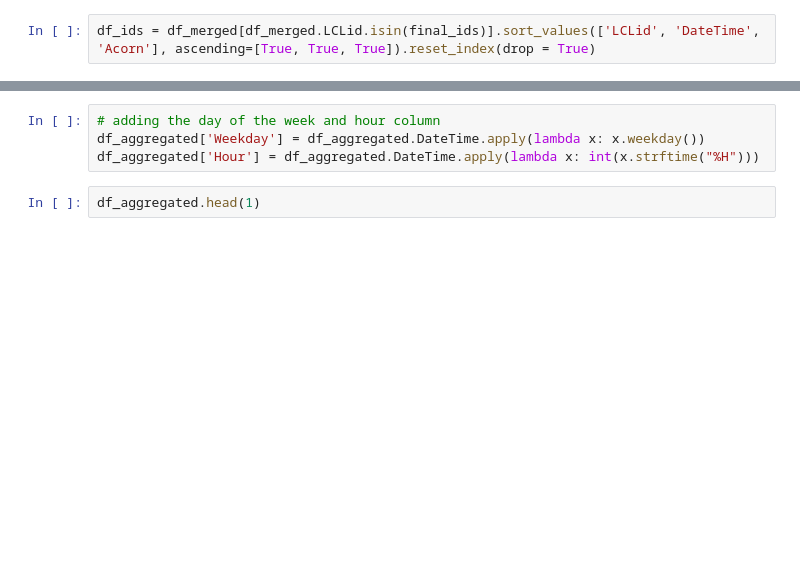
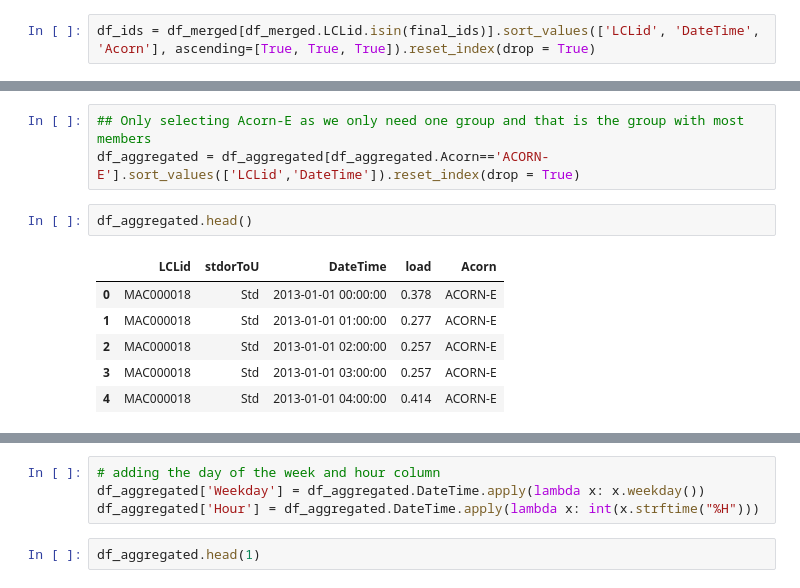
Before and after one commit to angadkhurana/Fed-Learning-For-Energy-Systems, a Jupyter notebook: data_preprocessing.ipynb, the cells around one changed output, grey strips where cells are left out. Cells and saved outputs as stored; diff of their text form; blank space fills up the shorter version.

```diff
--- a/data_preprocessing.ipynb
+++ b/data_preprocessing.ipynb
@@ -152,3 +269,15 @@ df_aggregated.groupby(['LCLid','Acorn']).count().groupby(['Acorn']).count()
+# %%
+## Only selecting Acorn-E as we only need one group and that is the group with most members
+df_aggregated = df_aggregated[df_aggregated.Acorn=='ACORN-E'].sort_values(['LCLid','DateTime']).reset_index(drop = True)
+# %%
+df_aggregated.head()
+# %% [output]
+|  | LCLid | stdorToU | DateTime | load | Acorn |
+| 0 | MAC000018 | Std | 2013-01-01 00:00:00 | 0.378 | ACORN-E |
+| 1 | MAC000018 | Std | 2013-01-01 01:00:00 | 0.277 | ACORN-E |
+| 2 | MAC000018 | Std | 2013-01-01 02:00:00 | 0.257 | ACORN-E |
+| 3 | MAC000018 | Std | 2013-01-01 03:00:00 | 0.257 | ACORN-E |
+| 4 | MAC000018 | Std | 2013-01-01 04:00:00 | 0.414 | ACORN-E |
 # %%
 # This shows that ony time diff is 1 hour
 diff = df_aggregated.groupby(['LCLid']).DateTime.diff()
```
Also changed, not shown: parts of 29 cells of this notebook.
